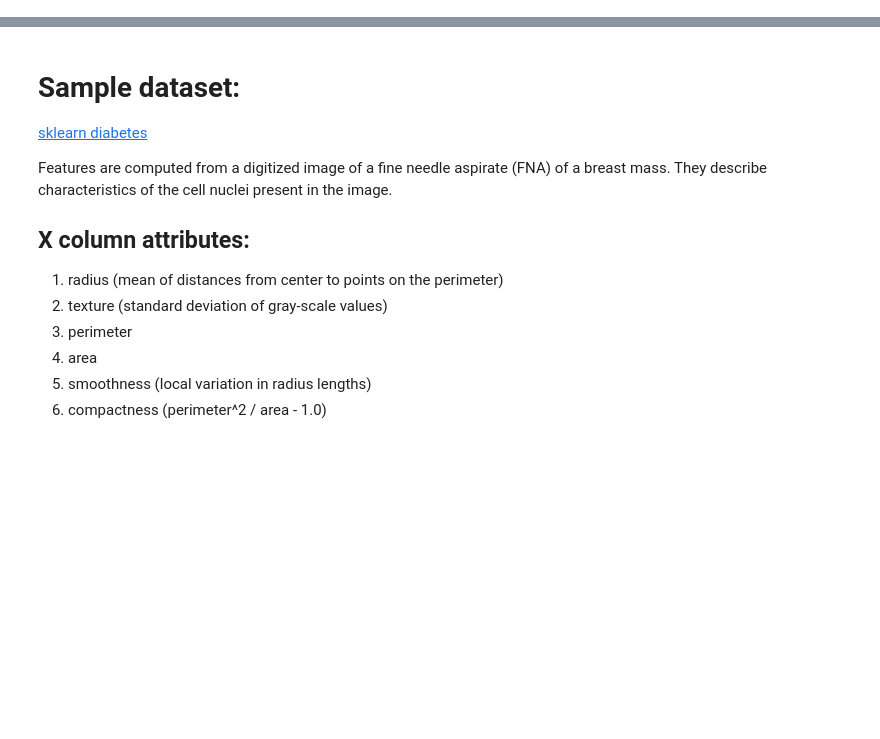
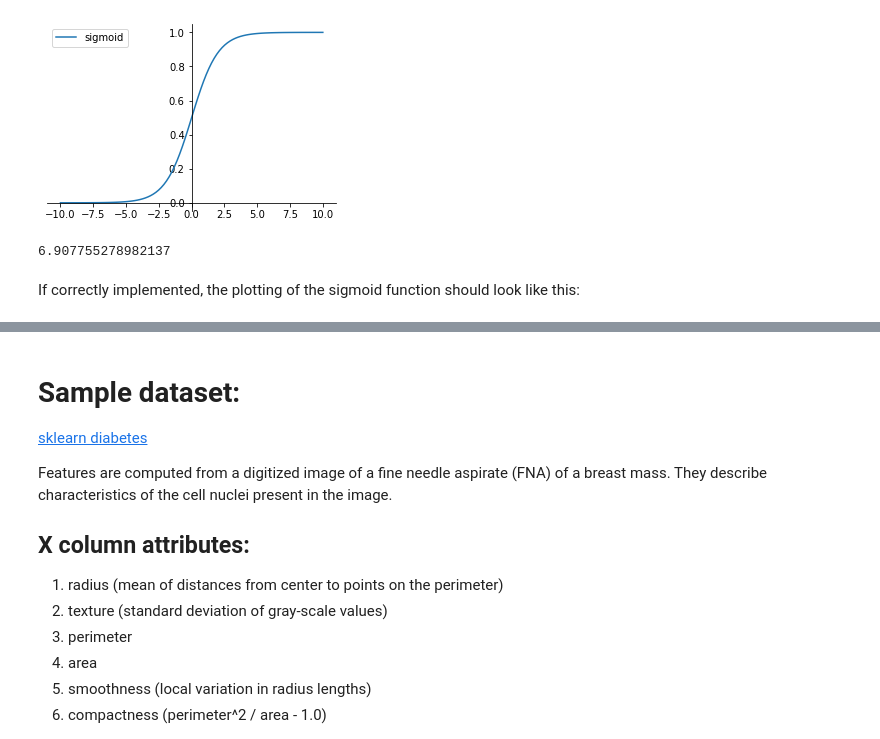
Before and after one commit to changsin/MIU_ML, a Jupyter notebook: notebooks/04.logistic_regression.ipynb, the cells around one changed output, grey strips where cells are left out. Drawn from its saved outputs; the diff is of its cells as text; code cells hidden in the pictures; blank space fills up the shorter version.

```diff
--- a/notebooks/04.logistic_regression.ipynb
+++ b/notebooks/04.logistic_regression.ipynb
@@ -4,0 +26,31 @@
+# %%
+import math
+import numpy as np
+import matplotlib.pyplot as plt
+
+def sigmoid(z):
+  # TODO: to implement
+  pass
+
+def plot_centered_graph(x, y, pos, label):
+  fig = plt.figure(figsize=(30,20))
+  ax = fig.add_subplot(5, 5, pos)
+  ax.plot(x, y, label=label)
+  ax.spines['left'].set_position('center')
+  ax.spines['bottom'].set_position(('data', 0))
+  ax.spines['right'].set_color('none')
+  ax.spines['top'].set_color('none')
+  ax.legend()
+
+X = np.linspace(-10, 10, 100)
+H = sigmoid(X)
+
+plot_centered_graph(X, H, 1, 'sigmoid')
+# %% [output]
+[figure, added]
+# %%
+-np.log(0.001)
+# %% [output]
+6.907755278982137
+# %% [markdown]
+If correctly implemented, the plotting of the sigmoid function should look like this:
```
Also changed, not shown: parts of 7 cells of this notebook.
